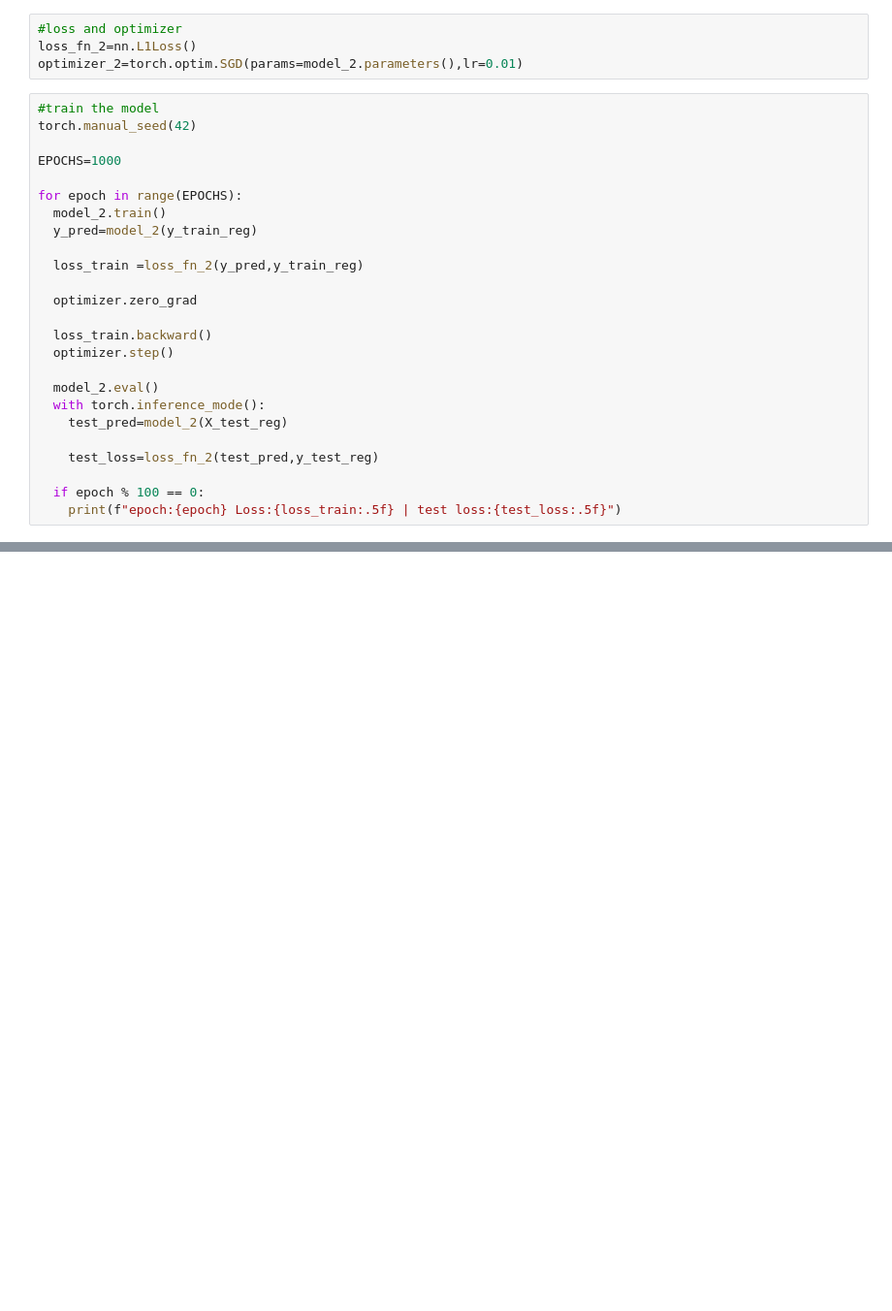
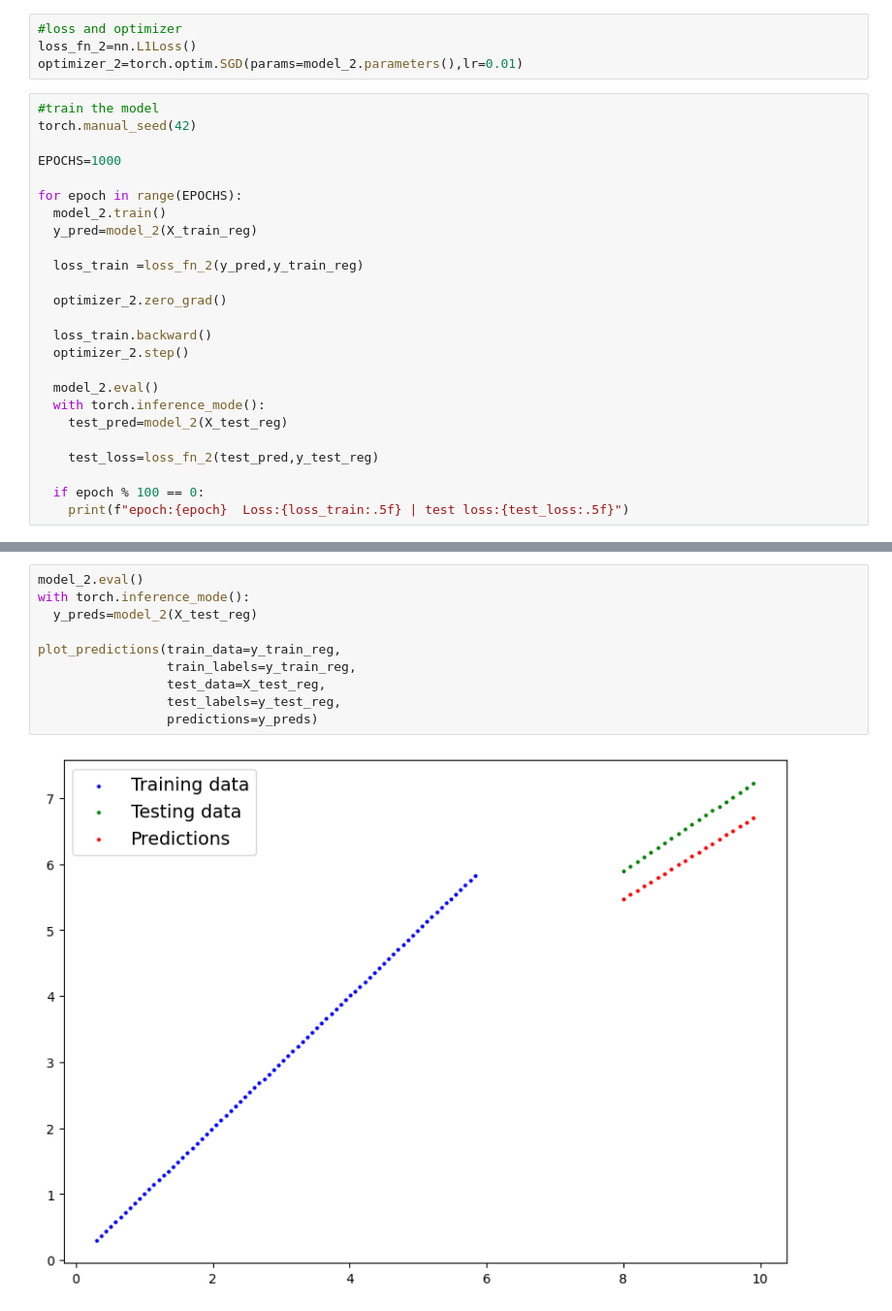
Before and after one commit to therealshai/Pytorch-notebooks, a Jupyter notebook: 02_pytorch_nn_classification.ipynb, the cells around one changed output, grey strips where cells are left out. Shown: that part at 97% size. Cells and saved outputs as stored; diff of their text form; blank space fills up the shorter version.

```diff
--- a/02_pytorch_nn_classification.ipynb
+++ b/02_pytorch_nn_classification.ipynb
@@ -669,14 +670,14 @@ EPOCHS=1000
 
 for epoch in range(EPOCHS):
   model_2.train()
-  y_pred=model_2(y_train_reg)
+  y_pred=model_2(X_train_reg)
 
   loss_train =loss_fn_2(y_pred,y_train_reg)
 
-  optimizer.zero_grad
+  optimizer_2.zero_grad()
 
   loss_train.backward()
-  optimizer.step()
+  optimizer_2.step()
 
   model_2.eval()
   with torch.inference_mode():
@@ -685,5 +686,5 @@ for epoch in range(EPOCHS):
     test_loss=loss_fn_2(test_pred,y_test_reg)
 
   if epoch % 100 == 0:
-    print(f"epoch:{epoch} Loss:{loss_train:.5f} | test loss:{test_loss:.5f}")
+    print(f"epoch:{epoch}  Loss:{loss_train:.5f} | test loss:{test_loss:.5f}")
 # %% [output]
@@ -699,0 +709,12 @@ epoch:900 Loss:2.41587 | test loss:4.08097
+# %%
+model_2.eval()
+with torch.inference_mode():
+  y_preds=model_2(X_test_reg)
+
+plot_predictions(train_data=y_train_reg,
+                 train_labels=y_train_reg,
+                 test_data=X_test_reg,
+                 test_labels=y_test_reg,
+                 predictions=y_preds)
+# %% [output]
+[figure, added]
```
Also changed, not shown: parts of 13 cells of this notebook.
